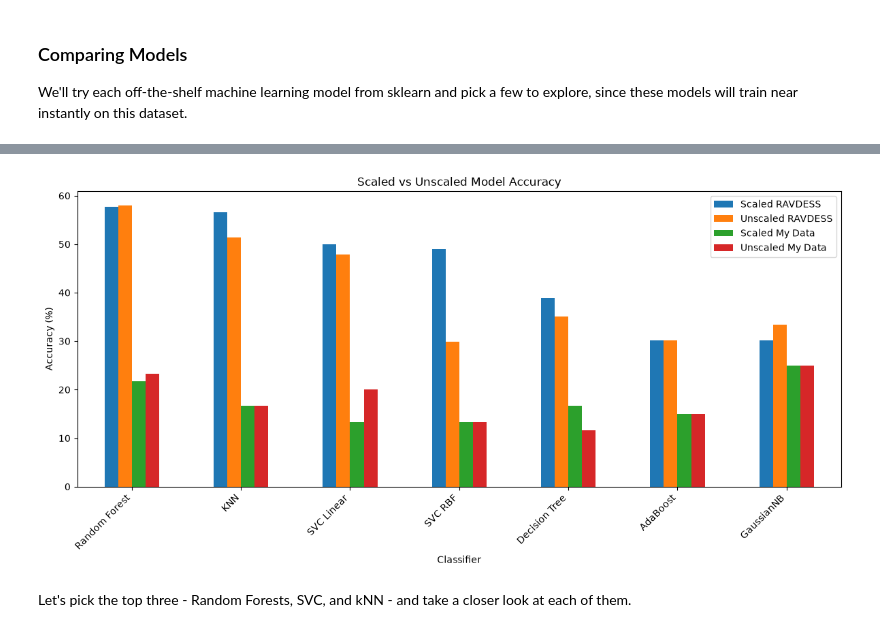
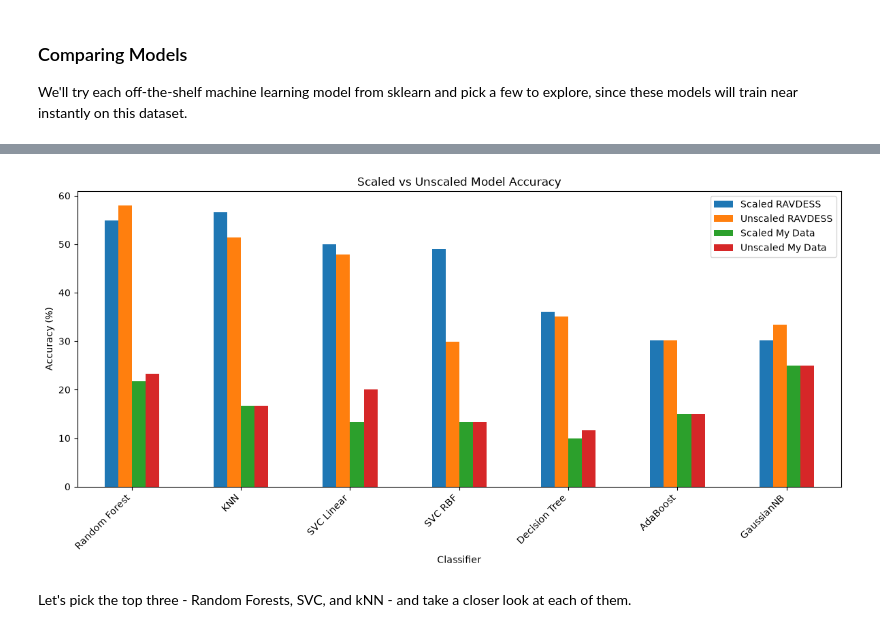
Before and after one commit to zainabshaq/Week3-ClassicML, a Jupyter notebook: Week_3_MachineLearning.ipynb, the cells around one changed output, grey strips where cells are left out. Drawn from its saved outputs; the diff is of its cells as text; code cells hidden in the pictures.

```diff
--- a/Week_3_MachineLearning.ipynb
+++ b/Week_3_MachineLearning.ipynb
@@ -656,36 +656,36 @@ unscaled_df.sort_values(
 # %%
 # Graph comparing scaled and unscaled model accuracy
 
 comparison_df = pd.DataFrame({
     'Classifier': [
         'Random Forest',
         'KNN',
         'SVC Linear',
         'SVC RBF',
         'Decision Tree',
         'AdaBoost',
         'GaussianNB'
     ],
-    'Scaled RAVDESS': [57.64, 56.60, 50.00, 48.96, 38.89, 30.21, 30.21],
+    'Scaled RAVDESS': [54.86, 56.60, 50.00, 48.96, 36.11, 30.21, 30.21],
     'Unscaled RAVDESS': [57.99, 51.39, 47.92, 29.86, 35.07, 30.21, 33.33],
-    'Scaled My Data': [21.67, 16.67, 13.33, 13.33, 16.67, 15.00, 25.00],
+    'Scaled My Data': [21.67, 16.67, 13.33, 13.33, 10.00, 15.00, 25.00],
     'Unscaled My Data': [23.33, 16.67, 20.00, 13.33, 11.67, 15.00, 25.00]
 })
 
 comparison_df.plot(
     x='Classifier',
     kind='bar',
     figsize=(12, 6)
 )
 
 plt.ylabel('Accuracy (%)')
 plt.xlabel('Classifier')
 plt.title('Scaled vs Unscaled Model Accuracy')
 plt.xticks(rotation=45, ha='right')
 plt.tight_layout()
 plt.show()
 # %% [output]
-[figure, old version]
+[figure, new version]
 # %% [markdown]
 Let's pick the top three - Random Forests, SVC, and kNN - and take a closer look at each of them.
 # %% [markdown]
```
Also changed, not shown: parts of 2 cells of this notebook.
